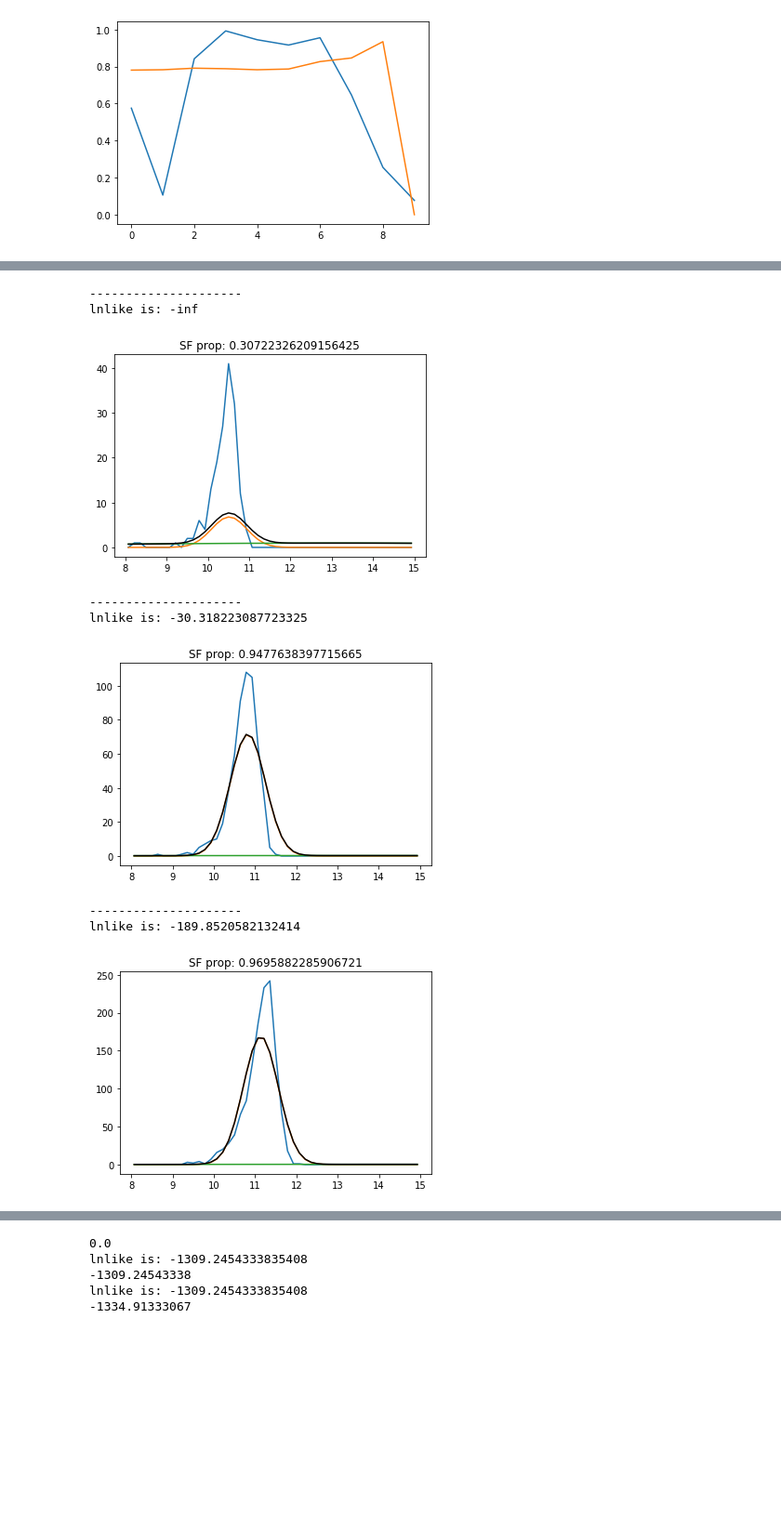
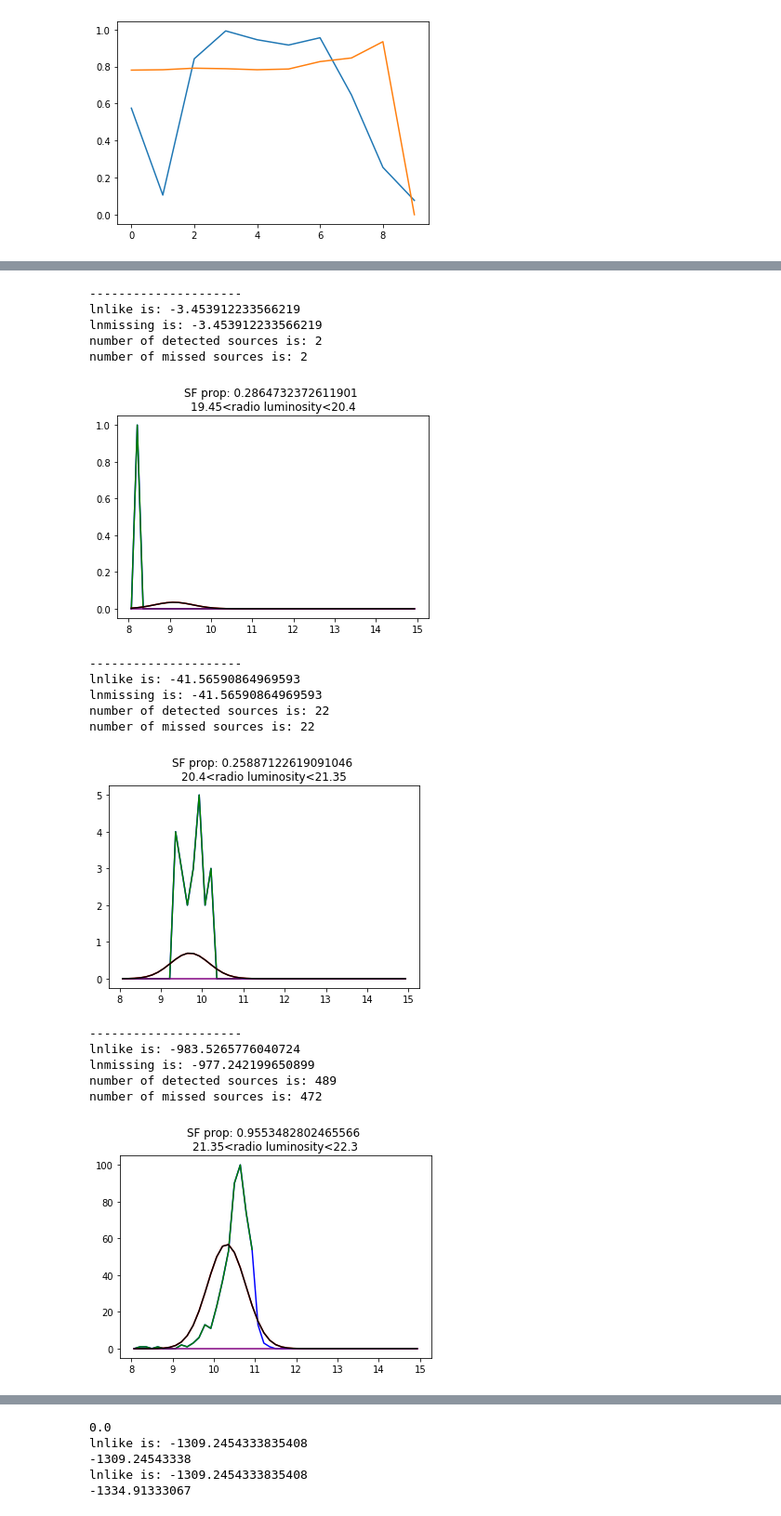
Before and after one commit to me322Physics/FIR-group, a Jupyter notebook: Ian/FIRC/fit_firc_VLA_COSMOS.ipynb, the cells around one changed output, grey strips where cells are left out. Shown at 93% size. Cells and saved outputs as stored; diff of their text form; code cells hidden in the pictures; blank space fills up the shorter version.

Commit message:
rewrote Elais-N1 notebooks for the new LOFAR data format

```diff
--- a/Ian/FIRC/fit_firc_VLA_COSMOS.ipynb
+++ b/Ian/FIRC/fit_firc_VLA_COSMOS.ipynb
@@ -106,0 +118,9 @@ def straight_line_gaus_with_selection(x,y,params):
+# %%
+print(np.sum(test[:,1:2]))
+tot = 0
+col = test[:,1:2]
+for n,val in enumerate(test[:,1:2]):
+    if n==len(col)-1:
+        break
+    tot = (col[n]+col[n+1])/2*0.1 + tot
+print(tot)
@@ -348,5 +415,0 @@ plt.show()
-# %%
-theta_true = np.array([  1.        , -11.2       ,   1.        ,   1.        ,
-       -12.9       ,   5.        ,   0.7808399 ,   0.78290812,
-         0.79130222,   0.7884932 ,   0.78284672,   0.78680677,
-         0.82699501,   0.84647962,   0.93450185,   0.        ])
@@ -354,6 +421,10 @@ theta_true = np.array([  1.        , -11.2       ,   1.        ,   1.        ,
 xdata = rad_lum[detection]
 ydata = fir_lum[detection]
 x_y_mis = rad_lum[~detection]
+#theta_rng is the parametrs that control what luminosity range the code runs in in order to keep the PDF
+#across the same area of paramter space
+#it is structured [radio luminosity lower bound, radio luminosity upper bound,FIR luminosity lower bound, FIR luminosity upper bound]
+theta_rng = [18.5,28,5,15]
 
 '''start_val = []
 for n in range(nwalkers) :
@@ -380,7 +451,7 @@ for j,p in enumerate(params):
     pos[:,j] = np.random.rand(nwalkers)*(PRIORS[params[j]][1]-PRIORS[params[j]][0]) + PRIORS[params[j]][0]
 
 
-sampler = emcee.EnsembleSampler( nwalkers, ndim, lnprob, args=[xdata,ydata,x_y_mis,[11,0.01]] )
+sampler = emcee.EnsembleSampler( nwalkers, ndim, lnprob, args=[xdata,ydata,x_y_mis,[11,0.01],theta_rng,PRIORS] )
 
 time0 = time.time()
 print('MCMC start ')
@@ -390,5 +461,7 @@ pos, prob, state = sampler.run_mcmc(pos, burns+preburns )
 time1=time.time()
 print('MCMC end, Time taken: ',time1-time0)
 samples = sampler.chain[:, preburns:, :].reshape(-1, ndim)
+
+median_params =   [np.percentile(samples[:,i],50) for i in range(ndim)]
 # %% [output]
 MCMC start
@@ -541,7 +606,8 @@ array([  8.07142857,   8.21428571,   8.35714286,   8.5       ,
 theta = median_params
 xdata = rad_lum
 ydata = fir_lum
-data,rad_edge,fir_edge = np.histogram2d(xdata,ydata,bins=[np.linspace(21,26,11),np.linspace(8,15,50)])
+data,rad_edge,fir_edge = np.histogram2d(xdata,ydata,bins=[np.linspace(18.5,28,11),np.linspace(8,15,50)])
+theta_rng = [15,30,5,15]
 
 bins = np.linspace(8,15,50)
 xpoint = get_center(bins)
@@ -551,24 +617,27 @@ for n,column in enumerate(data):
     xdata = rad_lum[mask]
     y_data = fir_lum[mask]
     x_y_mis = rad_lum[mask&~detection]
-    print('lnlike is: {}'.format(lnprob(theta,rad_lum[detection&mask],fir_lum[detection&mask],x_y_mis,[11,0.01])))
-
+    print('lnlike is: {}'.format(lnprob(theta,rad_lum[detection&mask],fir_lum[detection&mask],x_y_mis,[11,0.01],theta_rng,PRIORS)))
+    print('lnmissing is: {}'.format(lnmissing(theta,x_y_mis,[11,0.01],theta_rng)))
+    print('number of detected sources is: {} \nnumber of missed sources is: {}'.format(len(xdata),len(x_y_mis)))
     #plt.plot(xpoint,column/np.sum(column))
-    plt.plot(xpoint,column)
+    plt.plot(xpoint,column,c='blue')
+    mask = xpoint<11
+    plt.plot(xpoint[mask],column[mask],c='green')
 
     mean = rad_edge[n]*theta[0] + theta[1]
     sig = theta[2]
     ysf = gaussian_pdf(xpoint,[mean,sig])/7*theta[6+n]*np.sum(column)
-    plt.plot(xpoint,ysf)
+    plt.plot(xpoint,ysf,c='red')
 
     mean = rad_edge[n]*theta[3] + theta[4]
     sig = theta[5]
     yagn = gaussian_pdf(xpoint,[mean,sig])/7*(1-theta[6+n])*np.sum(column)
-    plt.plot(xpoint,yagn)
+    plt.plot(xpoint,yagn,c='purple')
 
     plt.plot(xpoint,yagn+ysf,c='black')
 
-    plt.title('SF prop: {}'.format(theta[n+6]))
+    plt.title('SF prop: {} \n{}<radio luminosity<{}'.format(theta[n+6],rad_edge[n],rad_edge[n+1]))
     plt.show()
     print('---------------------')
 # %% [output]
@@ -577,10 +649,19 @@ lnlike is: -inf
 ---------------------
-lnlike is: -inf
+lnlike is: -3.453912233566219
+lnmissing is: -3.453912233566219
+number of detected sources is: 2
+number of missed sources is: 2
-[figure, old version]
+[figure, new version]
 ---------------------
-lnlike is: -30.318223087723325
+lnlike is: -41.56590864969593
+lnmissing is: -41.56590864969593
+number of detected sources is: 22
+number of missed sources is: 22
-[figure, old version]
+[figure, new version]
 ---------------------
-lnlike is: -189.8520582132414
+lnlike is: -983.5265776040724
+lnmissing is: -977.242199650899
+number of detected sources is: 489
+number of missed sources is: 472
-[figure, old version]
+[figure, new version]
 ---------------------
```
Also changed, not shown: parts of 17 cells of this notebook, 5 other files.
